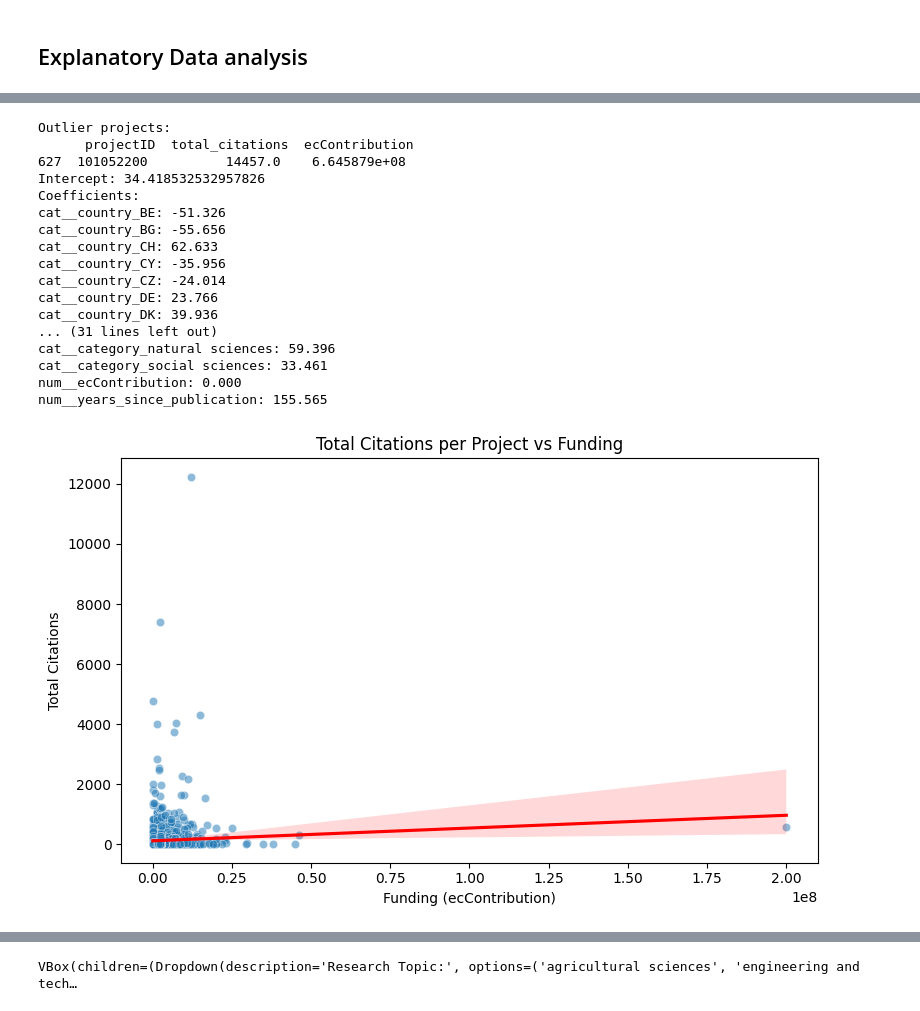
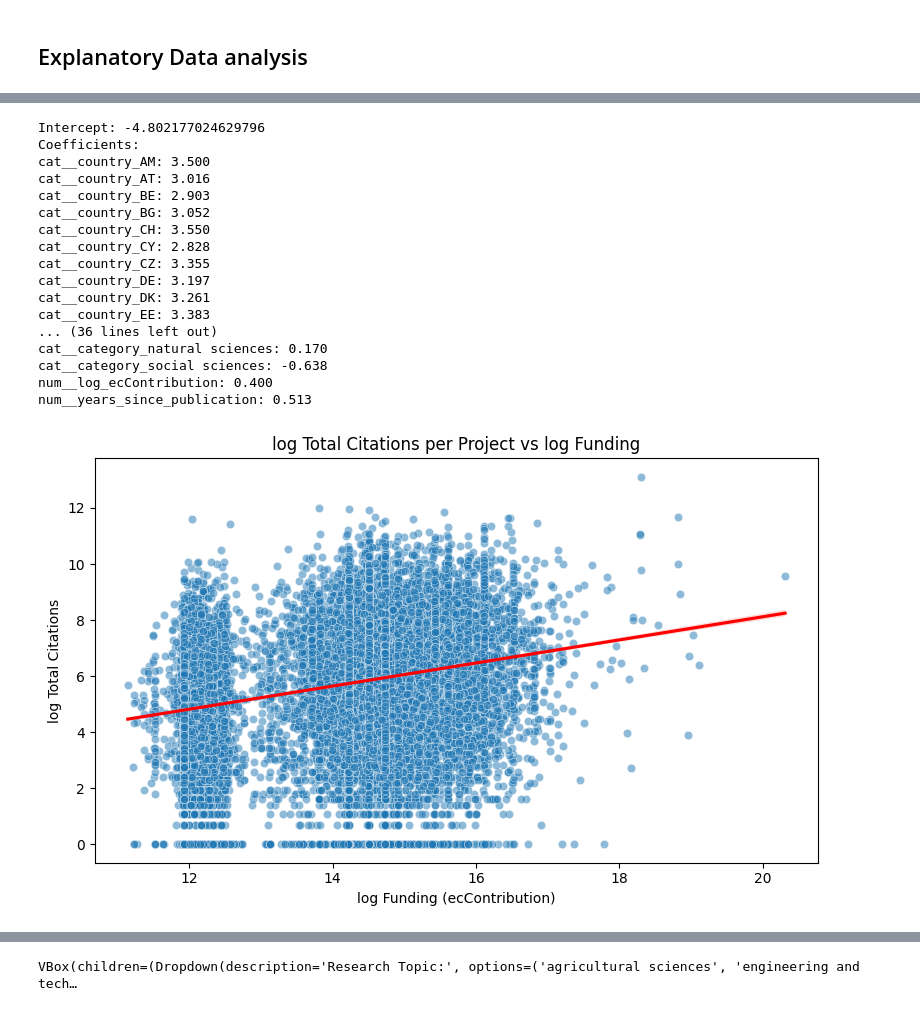
Before and after one commit to mariejatsun/Modern-Data-Analytics-, a Jupyter notebook: analyze.ipynb, the cells around one changed output, grey strips where cells are left out. Drawn from its saved outputs; the diff is of its cells as text; code cells hidden in the pictures.

```diff
--- a/analyze.ipynb
+++ b/analyze.ipynb
@@ -1030,9 +1030,17 @@ import pandas as pd
 # Optional: add a 'Year' column for convenience
 df_pubs_cat['Year'] = pd.to_numeric(df_pubs_cat['publishedYear'], errors='coerce').astype('Int64')
 
+# Filter valid citation counts
+df_pubs_cat_valid = df_pubs_cat[(df_pubs_cat['citation_count'].notna()) & (df_pubs_cat['citation_count'] != -1)]
+
+# Print how many are not valid
+n_invalid = len(df_pubs_cat) - len(df_pubs_cat_valid)
+print(f"Number of rows with invalid citation_count (NA or -1): {n_invalid}")
+
+
 # 1. Aggregate total citations per project
 project_citations = (
-    df_pubs_cat.groupby('projectID')
+    df_pubs_cat_valid.groupby('projectID')
     .agg(total_citations=('citation_count', 'sum'))
     .reset_index()
 )
@@ -1158,12 +1191,12 @@ total_citations                 1.000000
 # %%
 
 # 3. Prepare features and response
-X = df_reg[['ecContribution', 'country', 'category', 'years_since_publication']]
-y = df_reg['total_citations']
+X = df[['log_ecContribution', 'country', 'category', 'years_since_publication']]
+y = df['log_total_citations']
 
 # 4. Build regression pipeline with one-hot encoding for categorical variables
 categorical_features = ['country', 'category']
-numeric_features = ['ecContribution', 'years_since_publication']
+numeric_features = ['log_ecContribution', 'years_since_publication']
 
 preprocessor = ColumnTransformer(
     transformers=[
@@ -1182,59 +1215,59 @@ reg_pipe.fit(X, y)
 
 # 6. ANOVA-like summary: show coefficients
 feature_names = reg_pipe.named_steps['pre'].get_feature_names_out()
 coefs = reg_pipe.named_steps['reg'].coef_
 intercept = reg_pipe.named_steps['reg'].intercept_
 
 print("Intercept:", intercept)
 print("Coefficients:")
 for name, coef in zip(feature_names, coefs):
     print(f"{name}: {coef:.3f}")
 
 # 7. Plot: Citations vs Funding with regression line
 plt.figure(figsize=(8, 5))
-sns.scatterplot(x='ecContribution', y='total_citations', data=df_reg, alpha=0.5)
-sns.regplot(x='ecContribution', y='total_citations', data=df_reg, scatter=False, color='red')
-plt.title('Total Citations per Project vs Funding')
-plt.xlabel('Funding (ecContribution)')
-plt.ylabel('Total Citations')
+sns.scatterplot(x='log_ecContribution', y='log_total_citations', data=df, alpha=0.5)
+sns.regplot(x='log_ecContribution', y='log_total_citations', data=df, scatter=False, color='red')
+plt.title('log Total Citations per Project vs log Funding')
+plt.xlabel('log Funding (ecContribution)')
+plt.ylabel('log Total Citations')
 plt.tight_layout()
 plt.show()
 
 # 8. Plot: Citations by Research Category (boxplot)
 plt.figure(figsize=(10, 5))
-sns.boxplot(x='category', y='total_citations', data=df_reg)
-plt.title('Total Citations per Project by Research Category')
+sns.boxplot(x='category', y='total_citations', data=df)
+plt.title('log Total Citations per Project by Research Category')
 plt.xlabel('Research Category')
-plt.ylabel('Total Citations')
+plt.ylabel('log Total Citations')
 plt.xticks(rotation=45)
 plt.tight_layout()
 plt.show()
 
 # 9. Plot: Citations by Coordinator Country (top 10 countries)
-top_countries = df_reg['country'].value_counts().nlargest(10).index
+top_countries = df['country'].value_counts().nlargest(10).index
 plt.figure(figsize=(10, 5))
-sns.boxplot(x='country', y='total_citations', data=df_reg[df_reg['country'].isin(top_countries)])
-plt.title('Total Citations per Project by Coordinator Country (Top 10)')
+sns.boxplot(x='country', y='log_total_citations', data=df[df['country'].isin(top_countries)])
+plt.title('log Total Citations per Project by Coordinator Country (Top 10)')
 plt.xlabel('Coordinator Country')
-plt.ylabel('Total Citations')
+plt.ylabel('log Total Citations')
 plt.tight_layout()
 plt.show()
 # %% [output]
-Outlier projects:
-      projectID  total_citations  ecContribution
-627  101052200          14457.0    6.645879e+08
-Intercept: 34.418532532957826
+Intercept: -4.802177024629796
 Coefficients:
-cat__country_BE: -51.326
-cat__country_BG: -55.656
-cat__country_CH: 62.633
-cat__country_CY: -35.956
-cat__country_CZ: -24.014
-cat__country_DE: 23.766
-cat__country_DK: 39.936
-... (31 lines left out)
-cat__category_natural sciences: 59.396
-cat__category_social sciences: 33.461
-num__ecContribution: 0.000
-num__years_since_publication: 155.565
+cat__country_AM: 3.500
+cat__country_AT: 3.016
+cat__country_BE: 2.903
+cat__country_BG: 3.052
+cat__country_CH: 3.550
+cat__country_CY: 2.828
+cat__country_CZ: 3.355
+cat__country_DE: 3.197
+cat__country_DK: 3.261
+cat__country_EE: 3.383
+... (36 lines left out)
+cat__category_natural sciences: 0.170
+cat__category_social sciences: -0.638
+num__log_ecContribution: 0.400
+num__years_since_publication: 0.513
-[figure, old version]
+[figure, new version]
```
Also changed, not shown: parts of 9 cells of this notebook, 1 other file.
